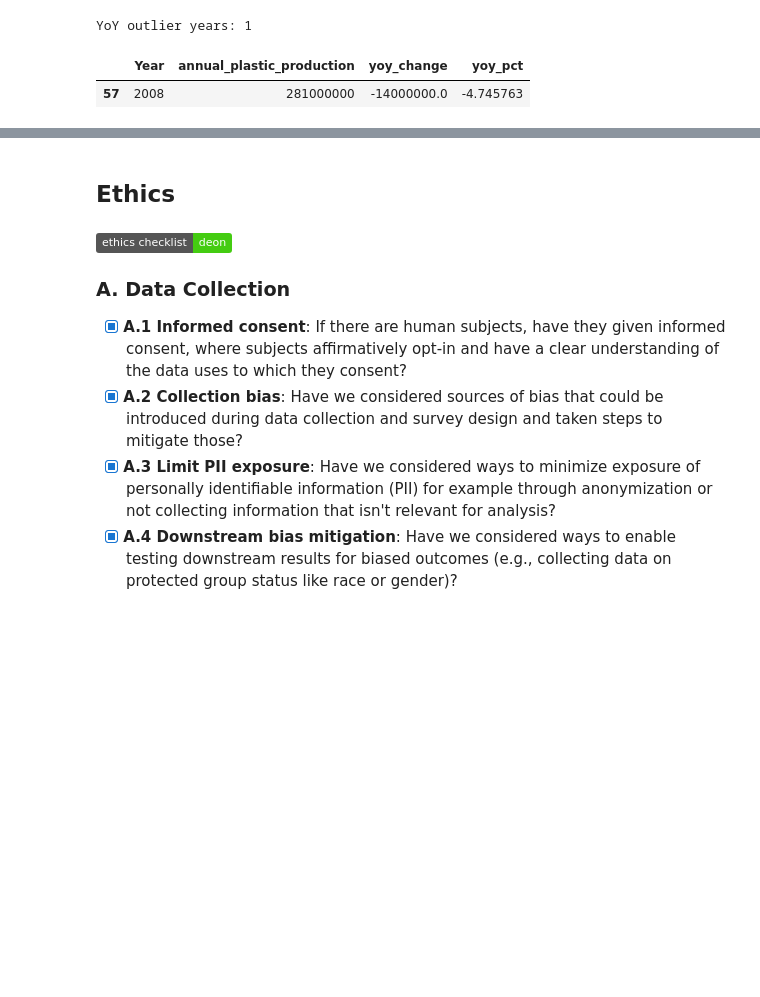
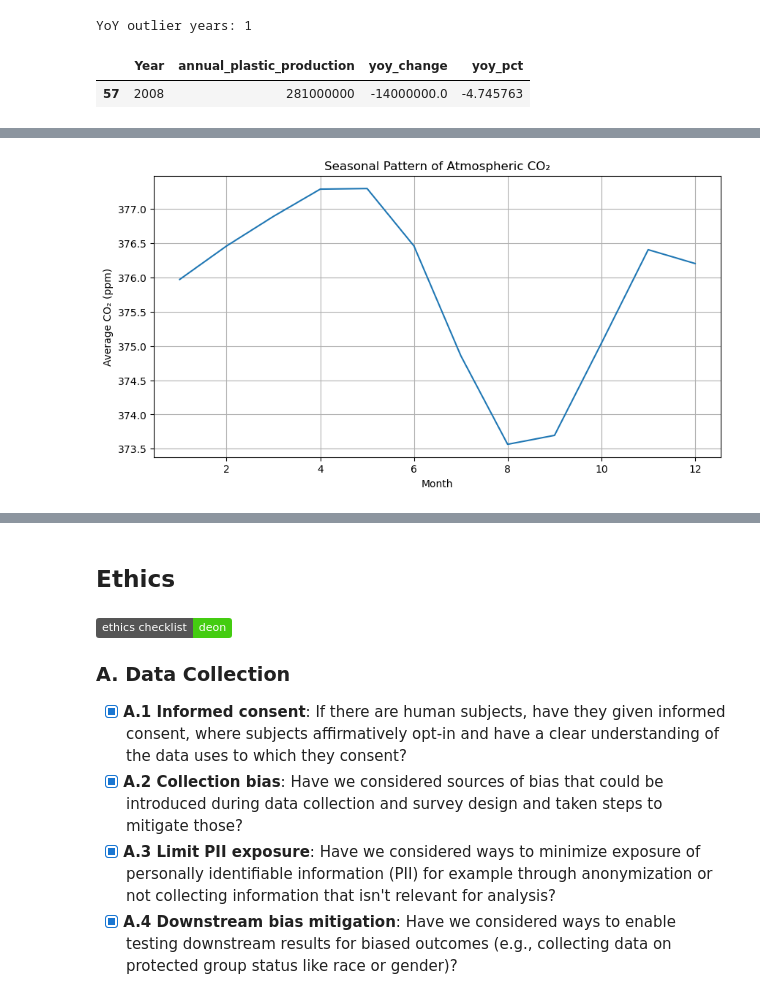
Before and after one commit to COGS108/Group013_WI26, a Jupyter notebook: 02-EDACheckpoint.ipynb, the cells around one changed output, grey strips where cells are left out. Drawn from its saved outputs; the diff is of its cells as text; code cells hidden in the pictures; badges without logos; blank space fills up the shorter version.

```diff
--- a/02-EDACheckpoint.ipynb
+++ b/02-EDACheckpoint.ipynb
@@ -755,0 +811,15 @@ YoY outlier years: 1
+# %%
+plt.figure(figsize=(10,5))
+
+monthly_avg = co2_monthly.groupby("month")["average"].mean()
+
+plt.plot(monthly_avg.index, monthly_avg.values)
+
+plt.xlabel("Month")
+plt.ylabel("Average CO₂ (ppm)")
+plt.title("Seasonal Pattern of Atmospheric CO₂")
+
+plt.grid(True)
+plt.show()
+# %% [output]
+[figure, added]
```
Also changed, not shown: parts of 10 cells of this notebook.
